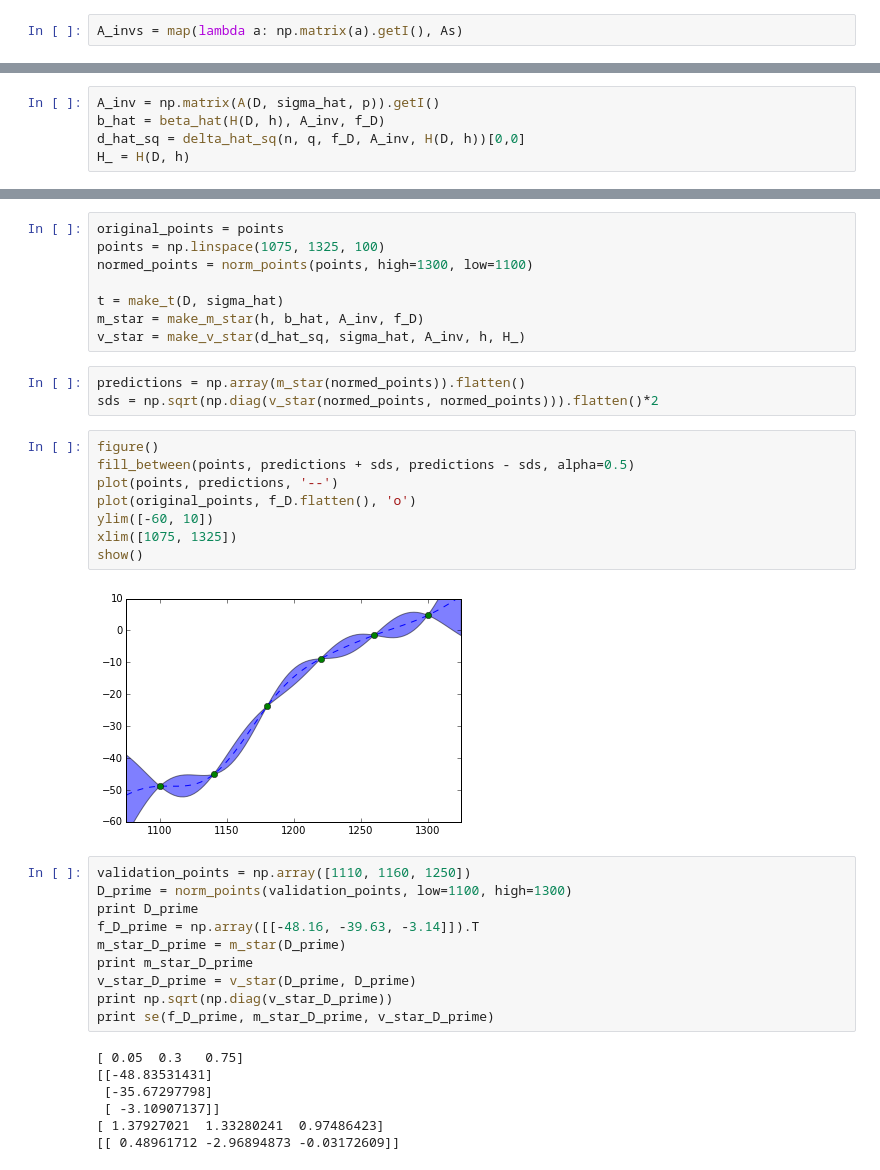
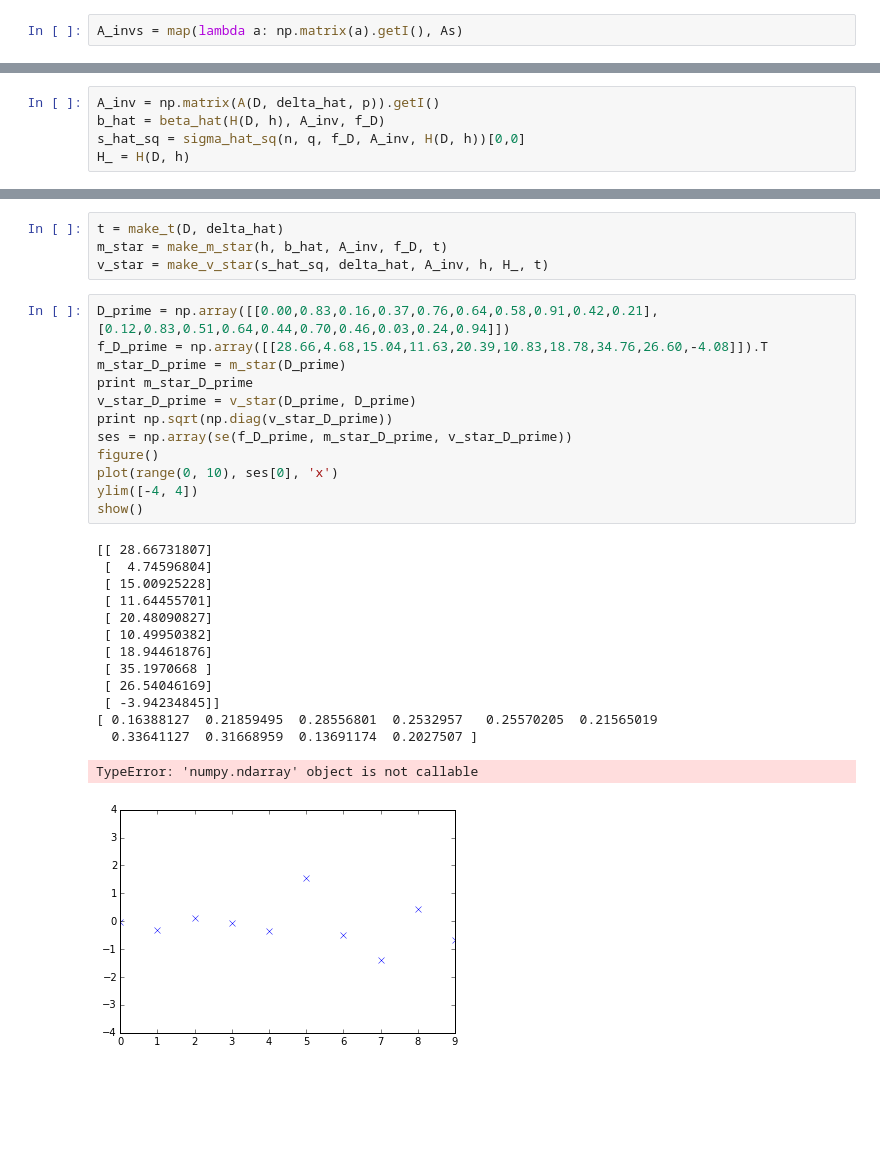
Before and after one commit to greenape/gem-experiments, a Jupyter notebook: 2d_gp_emu.ipynb, the cells around one changed output, grey strips where cells are left out. Drawn from its saved outputs; the diff is of its cells as text; blank space fills up the shorter version.

```diff
--- a/2d_gp_emu.ipynb
+++ b/2d_gp_emu.ipynb
@@ -177,6 +285,6 @@ Optimization terminated successfully.
 # %%
-A_inv = np.matrix(A(D, sigma_hat, p)).getI()
+A_inv = np.matrix(A(D, delta_hat, p)).getI()
 b_hat = beta_hat(H(D, h), A_inv, f_D)
-d_hat_sq = delta_hat_sq(n, q, f_D, A_inv, H(D, h))[0,0]
+s_hat_sq = sigma_hat_sq(n, q, f_D, A_inv, H(D, h))[0,0]
 H_ = H(D, h)
 # %%
@@ -188,41 +296,35 @@ b_hat, d_hat_sq, delta_hat_sq_beta(n, q, f_D, A_inv, H(D, h), b_hat)
 # %%
-original_points = points
-points = np.linspace(1075, 1325, 100)
-normed_points = norm_points(points, high=1300, low=1100)
-
-t = make_t(D, sigma_hat)
-m_star = make_m_star(h, b_hat, A_inv, f_D)
-v_star = make_v_star(d_hat_sq, sigma_hat, A_inv, h, H_)
+t = make_t(D, delta_hat)
+m_star = make_m_star(h, b_hat, A_inv, f_D, t)
+v_star = make_v_star(s_hat_sq, delta_hat, A_inv, h, H_, t)
-# %%
-predictions = np.array(m_star(normed_points)).flatten()
-sds = np.sqrt(np.diag(v_star(normed_points, normed_points))).flatten()*2
-# %%
-figure()
-fill_between(points, predictions + sds, predictions - sds, alpha=0.5)
-plot(points, predictions, '--')
-plot(original_points, f_D.flatten(), 'o')
-ylim([-60, 10])
-xlim([1075, 1325])
-show()
-# %% [output]
-[figure, removed]
-# %%
-validation_points = np.array([1110, 1160, 1250])
-D_prime = norm_points(validation_points, low=1100, high=1300)
-print D_prime
-f_D_prime = np.array([[-48.16, -39.63, -3.14]]).T
-m_star_D_prime = m_star(D_prime)
-print m_star_D_prime
-v_star_D_prime = v_star(D_prime, D_prime)
-print np.sqrt(np.diag(v_star_D_prime))
-print se(f_D_prime, m_star_D_prime, v_star_D_prime)
-# %% [output]
-[ 0.05  0.3   0.75]
-[[-48.83531431]
- [-35.67297798]
- [ -3.10907137]]
-[ 1.37927021  1.33280241  0.97486423]
-[[ 0.48961712 -2.96894873 -0.03172609]]
+# %%
+D_prime = np.array([[0.00,0.83,0.16,0.37,0.76,0.64,0.58,0.91,0.42,0.21],
+[0.12,0.83,0.51,0.64,0.44,0.70,0.46,0.03,0.24,0.94]])
+f_D_prime = np.array([[28.66,4.68,15.04,11.63,20.39,10.83,18.78,34.76,26.60,-4.08]]).T
+m_star_D_prime = m_star(D_prime)
+print m_star_D_prime
+v_star_D_prime = v_star(D_prime, D_prime)
+print np.sqrt(np.diag(v_star_D_prime))
+ses = np.array(se(f_D_prime, m_star_D_prime, v_star_D_prime))
+figure()
+plot(range(0, 10), ses[0], 'x')
+ylim([-4, 4])
+show()
+# %% [output]
+[[ 28.66731807]
+ [  4.74596804]
+ [ 15.00925228]
+ [ 11.64455701]
+ [ 20.48090827]
+ [ 10.49950382]
+ [ 18.94461876]
+ [ 35.1970668 ]
+ [ 26.54046169]
+ [ -3.94234845]]
+[ 0.16388127  0.21859495  0.28556801  0.2532957   0.25570205  0.21565019
+  0.33641127  0.31668959  0.13691174  0.2027507 ]
+TypeError: 'numpy.ndarray' object is not callable
+[figure, added]
 # %%
 mahalanobis(f_D_prime, m_star_D_prime, v_star_D_prime)
 # %% [output]
```
Also changed, not shown: parts of 25 cells of this notebook, 1 other file.
